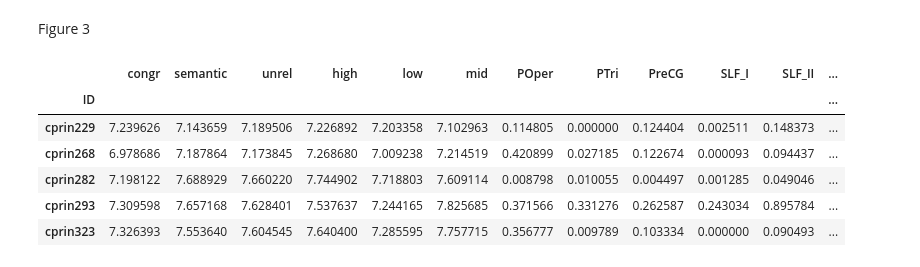
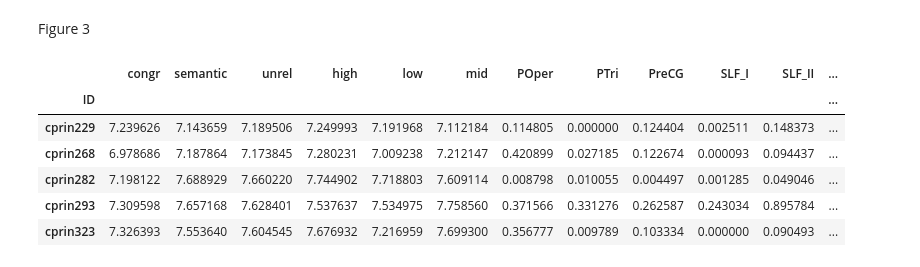
Before and after one commit to aszyrv/semantic-interference-lsm, a Jupyter notebook: main_analysis.ipynb, the cells around one changed output. Cells and saved outputs as stored; diff of their text form; code cells hidden in the pictures.

```diff
--- a/main_analysis.ipynb
+++ b/main_analysis.ipynb
@@ -875,40 +875,41 @@ def q25(vals):
 def q75(vals):
     return vals.quantile(.75)
 
-consec_dissim_quantiles = pwi_data_clean.pivot_table(index = 'ID',
-                                                     values = 'consec_dissimilarity',
-                                                     aggfunc = [q25, q75])
+consec_dissim_quantiles = pwi_data_clean.loc[pwi_data_clean['Condition'] != 'congr']
+consec_dissim_quantiles = consec_dissim_quantiles.pivot_table(index = 'ID',
+                                                              values = 'consec_dissimilarity',
+                                                              aggfunc = [q25, q75])
 consec_dissim_quantiles.columns = consec_dissim_quantiles.columns.to_series().str.join('_')
 
 # binning sequential resp dissimilarity in the orig DF
 pwi_data_clean = pwi_data_clean.merge(consec_dissim_quantiles, how = 'left', on ='ID')
 pwi_data_clean['consec_bin'] = 'mid'
 pwi_data_clean.loc[pwi_data_clean['consec_dissimilarity']<=pwi_data_clean['q25_consec_dissimilarity'],
                    'consec_bin'] = 'low'
 pwi_data_clean.loc[pwi_data_clean['consec_dissimilarity']>=pwi_data_clean['q75_consec_dissimilarity'],
                    'consec_bin'] = 'high'
 
 # averaging within condition/bin
 mean_distrcond = pwi_data_clean.pivot_table(index = ['ID', 'Condition'],
                                             values = 'logRT',
                                             aggfunc = 'mean').reset_index()
 mean_distrcond = mean_distrcond.pivot(index='ID', columns='Condition', values='logRT')
 
 mean_consecbin = pwi_data_clean[pwi_data_clean['Condition'] != 'congr'].pivot_table(index = ['ID', 'consec_bin'],
                                                                                     values = 'logRT',
                                                                                     aggfunc = 'mean').reset_index()
 mean_consecbin = mean_consecbin.pivot(index='ID', columns='consec_bin', values='logRT')
 
 means_toplot = mean_distrcond.merge(mean_consecbin, how = 'left', on = 'ID')
 means_toplot = means_toplot.merge(neural_predictors, how = 'left', on = 'ID').set_index('ID')
 means_toplot.head()
 # %% [output]
 |  | congr | semantic | unrel | high | low | mid | POper | PTri | PreCG | SLF_I | SLF_II | ... |
 | ID |  |  |  |  |  |  |  |  |  |  |  | ... |
-| cprin229 | 7.239626 | 7.143659 | 7.189506 | 7.226892 | 7.203358 | 7.102963 | 0.114805 | 0.000000 | 0.124404 | 0.002511 | 0.148373 | ... |
-| cprin268 | 6.978686 | 7.187864 | 7.173845 | 7.268680 | 7.009238 | 7.214519 | 0.420899 | 0.027185 | 0.122674 | 0.000093 | 0.094437 | ... |
+| cprin229 | 7.239626 | 7.143659 | 7.189506 | 7.249993 | 7.191968 | 7.112184 | 0.114805 | 0.000000 | 0.124404 | 0.002511 | 0.148373 | ... |
+| cprin268 | 6.978686 | 7.187864 | 7.173845 | 7.280231 | 7.009238 | 7.212147 | 0.420899 | 0.027185 | 0.122674 | 0.000093 | 0.094437 | ... |
 | cprin282 | 7.198122 | 7.688929 | 7.660220 | 7.744902 | 7.718803 | 7.609114 | 0.008798 | 0.010055 | 0.004497 | 0.001285 | 0.049046 | ... |
-| cprin293 | 7.309598 | 7.657168 | 7.628401 | 7.537637 | 7.244165 | 7.825685 | 0.371566 | 0.331276 | 0.262587 | 0.243034 | 0.895784 | ... |
-| cprin323 | 7.326393 | 7.553640 | 7.604545 | 7.640400 | 7.285595 | 7.757715 | 0.356777 | 0.009789 | 0.103334 | 0.000000 | 0.090493 | ... |
+| cprin293 | 7.309598 | 7.657168 | 7.628401 | 7.537637 | 7.534975 | 7.758560 | 0.371566 | 0.331276 | 0.262587 | 0.243034 | 0.895784 | ... |
+| cprin323 | 7.326393 | 7.553640 | 7.604545 | 7.676932 | 7.216959 | 7.699300 | 0.356777 | 0.009789 | 0.103334 | 0.000000 | 0.090493 | ... |
 # %%
 # taking interaction stats from R models
```
Also changed, not shown: parts of 3 cells of this notebook, 10 other files.
